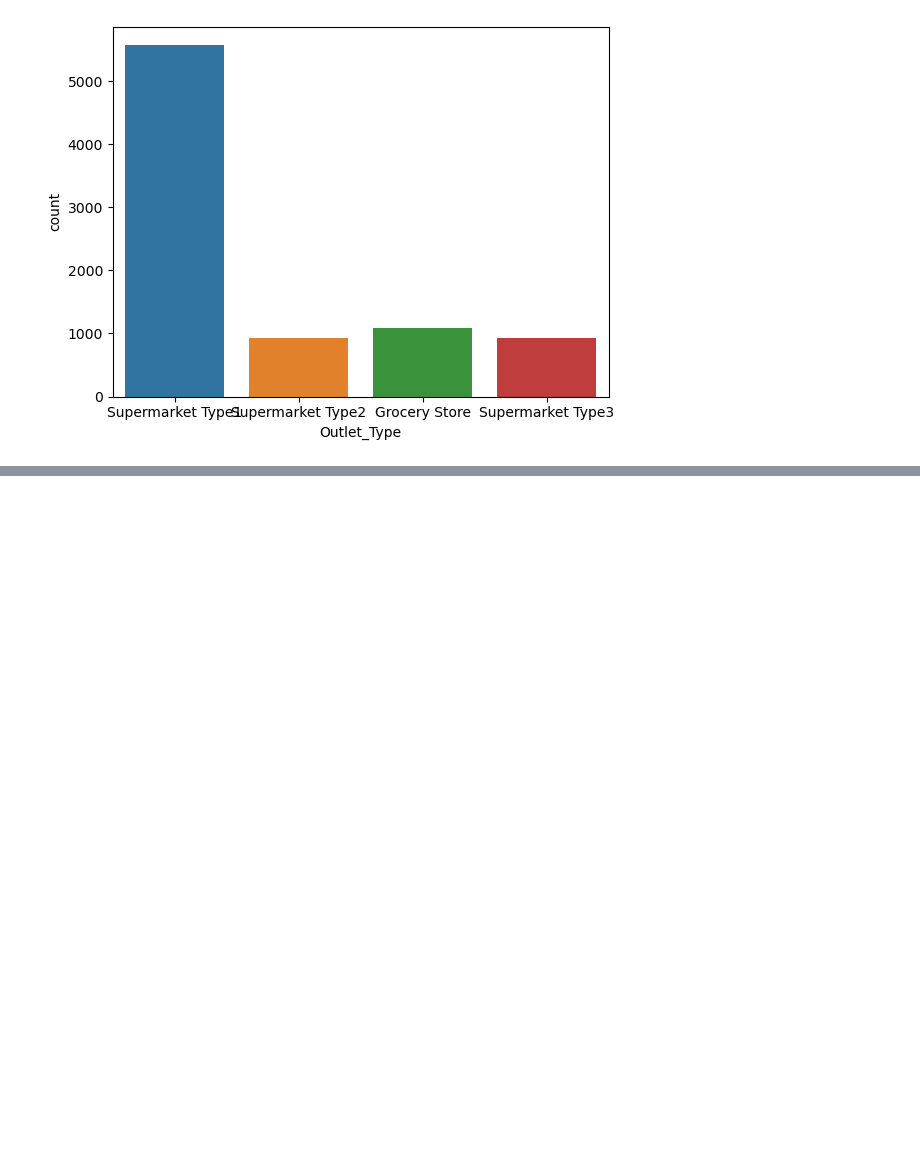
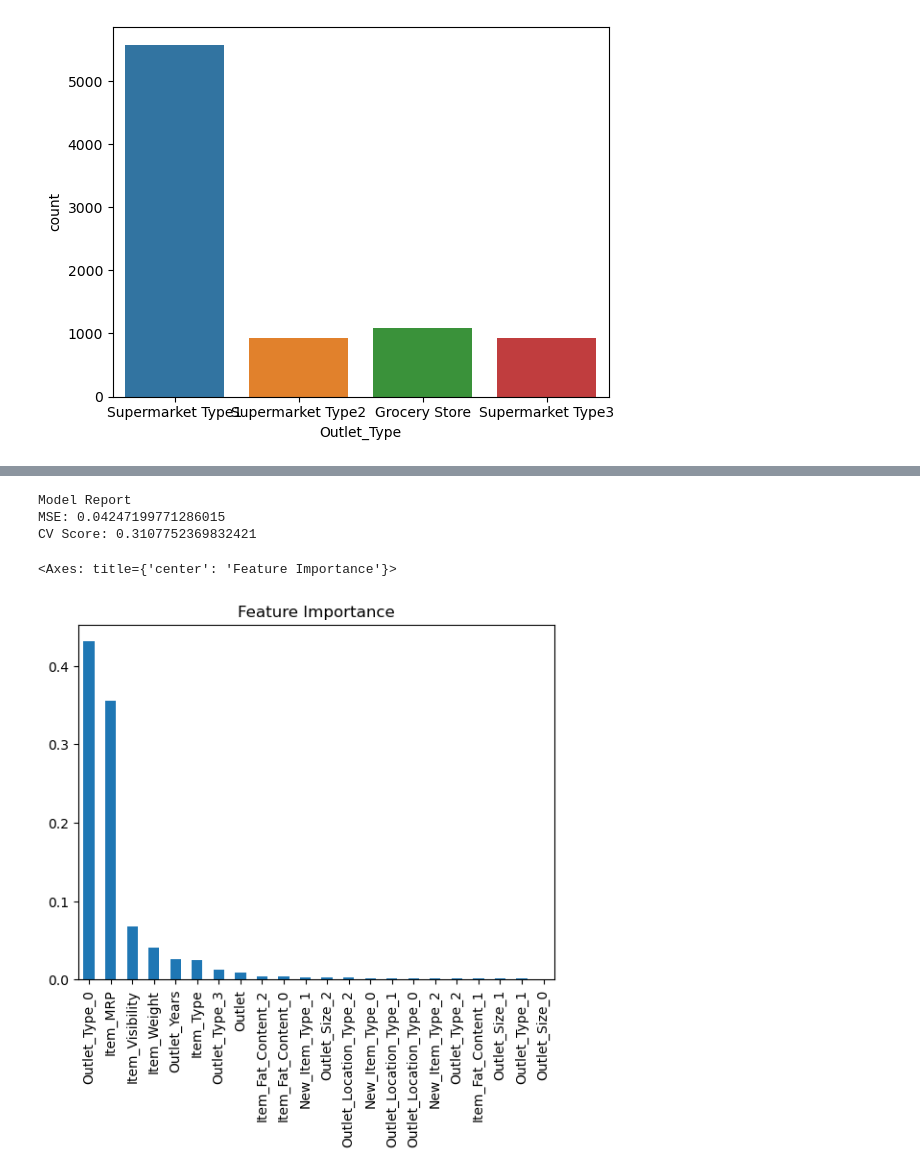
Before and after one commit to parveenxkashyap/bigmart-sales-prediction, a Jupyter notebook: notebook.ipynb, the cells around one changed output, grey strips where cells are left out. Drawn from its saved outputs; the diff is of its cells as text; code cells hidden in the pictures; blank space fills up the shorter version.

```diff
--- a/notebook.ipynb
+++ b/notebook.ipynb
@@ -382,0 +487,12 @@ sns.countplot(data=df, x='Outlet_Type')
+# %%
+from sklearn.ensemble import RandomForestRegressor
+model = RandomForestRegressor()
+train(model, X, y)
+coef = pd.Series(model.feature_importances_, X.columns).sort_values(ascending=False)
+coef.plot(kind='bar', title="Feature Importance")
+# %% [output]
+Model Report
+MSE: 0.04247199771286015
+CV Score: 0.3107752369832421
+<Axes: title={'center': 'Feature Importance'}>
+[figure, added]
```
Also changed, not shown: parts of 16 cells of this notebook.
